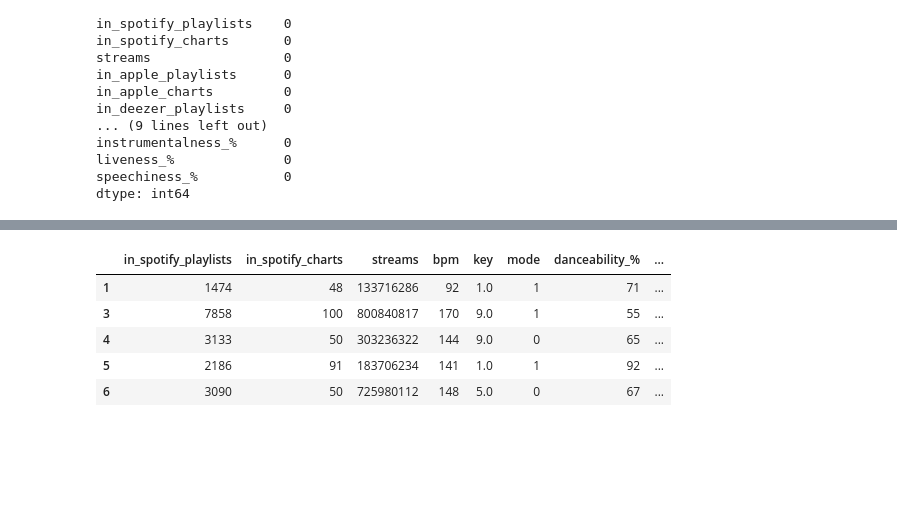
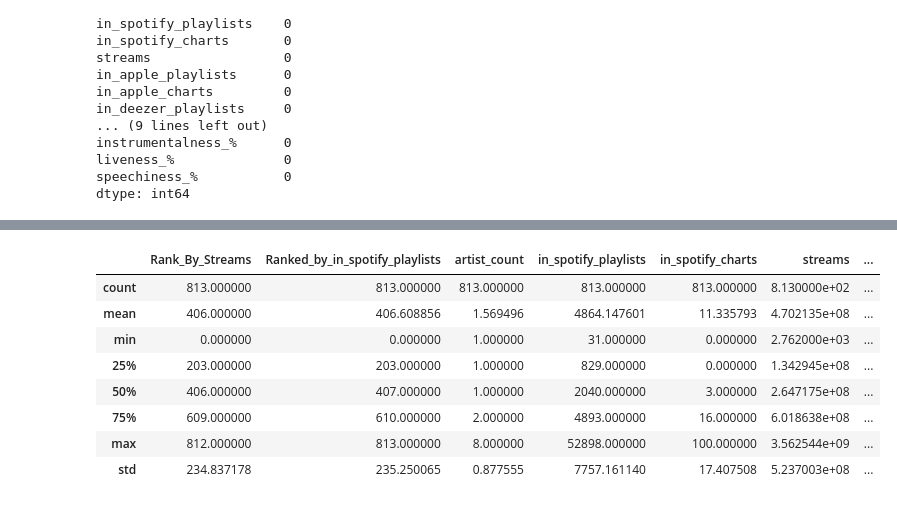
Before and after one commit to Starmam1717/Spotify, a Jupyter notebook: Spotify_notebook.ipynb, the cells around one changed output, grey strips where cells are left out. Saved outputs shown, nothing was run; the diff lists cells and outputs as text; code cells hidden in the pictures; blank space fills up the shorter version.

```diff
--- a/Spotify_notebook.ipynb
+++ b/Spotify_notebook.ipynb
@@ -114,8 +116,13 @@ data_subset.loc[:,'mode'] = data_subset['mode'].replace({'Major': 1, 'Minor': 0}
 # %%
 #making it so its just top 100
 
-data_100 = data_subset[data_subset['in_spotify_charts'] <= 100]
-data_100 = data_100.drop(columns = ['track_name','artist(s)_name','artist_count','released_year','released_month','released_day','in_apple_playlists','in_apple_charts','in_deezer_playlists','in_deezer_charts','in_shazam_charts'])
+data_100 = data_subset[data_subset['in_spotify_charts'] <= 100].copy()
+#Combining dates into one column
+data_100['release_date'] = pd.to_datetime(data_100['released_year'].astype(str) + '.' +
+                                      data_100['released_month'].astype(str) + '.' +
+                                      data_100['released_day'].astype(str),errors='coerce')
+
+data_100 = data_100.drop(columns = ['in_apple_playlists','in_apple_charts','in_deezer_playlists','in_deezer_charts','in_shazam_charts','released_year','released_month','released_day'])
 
 data_100.info()
 # %% [output]
@@ -141,0 +146,4 @@ memory usage: 89.0+ KB
+# %%
+#Changing Streams Data Type
+data_100['streams'] = pd.to_numeric(data_100['streams'], errors='coerce')
+data_100.info()
@@ -141,0 +168,11 @@ memory usage: 89.0+ KB
+# %%
+#Adding column to rank by streams and in_spotify_playlists
+data_100 = data_100.sort_values(by = 'in_spotify_playlists', ascending= False, ignore_index= True).reset_index()
+data_100 = data_100.sort_values(by= 'streams', ascending= False, ignore_index= True).reset_index()
+
+data_100.columns.values[0] = 'Rank_By_Streams'
+data_100.columns.values[1] = 'Ranked_by_in_spotify_playlists'
+#This song has no values for Streams
+data_100 = data_100[data_100['track_name'] != 'Love Grows (Where My Rosemary Goes)']
+
+data_100.head()
@@ -142,9 +186,12 @@ memory usage: 89.0+ KB
 # %%
-data_100.head()
+data_100.describe()
 # %% [output]
-|  | in_spotify_playlists | in_spotify_charts | streams | bpm | key | mode | danceability_% | ... |
-| 1 | 1474 | 48 | 133716286 | 92 | 1.0 | 1 | 71 | ... |
-| 3 | 7858 | 100 | 800840817 | 170 | 9.0 | 1 | 55 | ... |
-| 4 | 3133 | 50 | 303236322 | 144 | 9.0 | 0 | 65 | ... |
-| 5 | 2186 | 91 | 183706234 | 141 | 1.0 | 1 | 92 | ... |
-| 6 | 3090 | 50 | 725980112 | 148 | 5.0 | 0 | 67 | ... |
+|  | Rank_By_Streams | Ranked_by_in_spotify_playlists | artist_count | in_spotify_playlists | in_spotify_charts | streams | ... |
+| count | 813.000000 | 813.000000 | 813.000000 | 813.000000 | 813.000000 | 8.130000e+02 | ... |
+| mean | 406.000000 | 406.608856 | 1.569496 | 4864.147601 | 11.335793 | 4.702135e+08 | ... |
+| min | 0.000000 | 0.000000 | 1.000000 | 31.000000 | 0.000000 | 2.762000e+03 | ... |
+| 25% | 203.000000 | 203.000000 | 1.000000 | 829.000000 | 0.000000 | 1.342945e+08 | ... |
+| 50% | 406.000000 | 407.000000 | 1.000000 | 2040.000000 | 3.000000 | 2.647175e+08 | ... |
+| 75% | 609.000000 | 610.000000 | 2.000000 | 4893.000000 | 16.000000 | 6.018638e+08 | ... |
+| max | 812.000000 | 813.000000 | 8.000000 | 52898.000000 | 100.000000 | 3.562544e+09 | ... |
+| std | 234.837178 | 235.250065 | 0.877555 | 7757.161140 | 17.407508 | 5.237003e+08 | ... |
```
Also changed, not shown: parts of 35 cells of this notebook.
